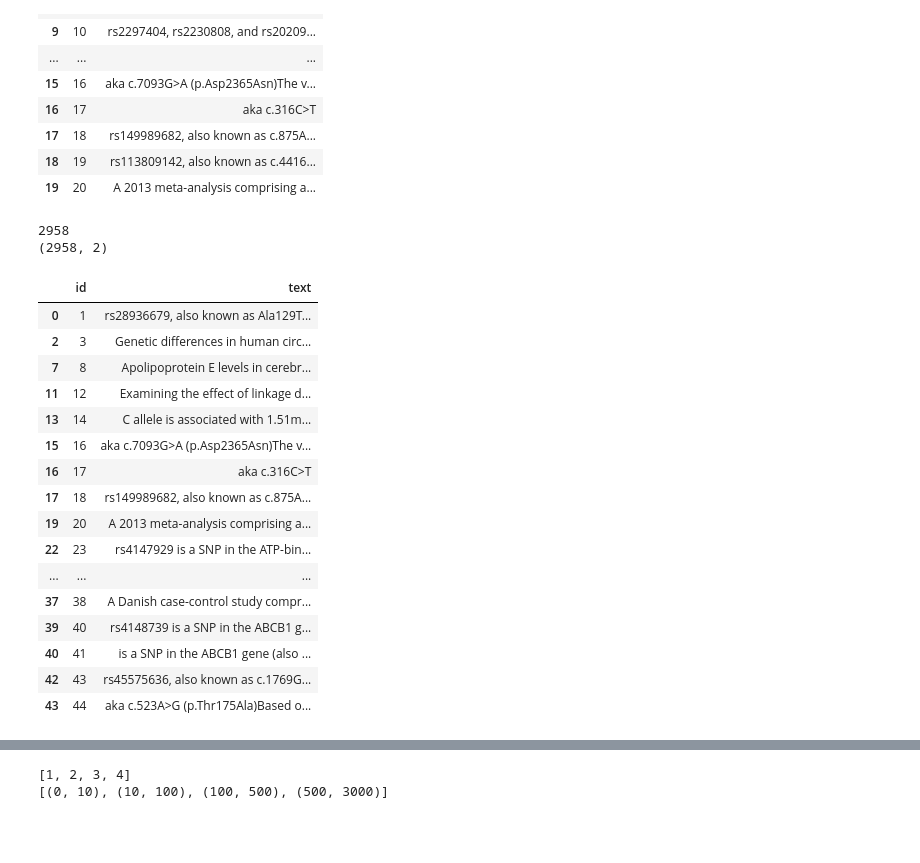
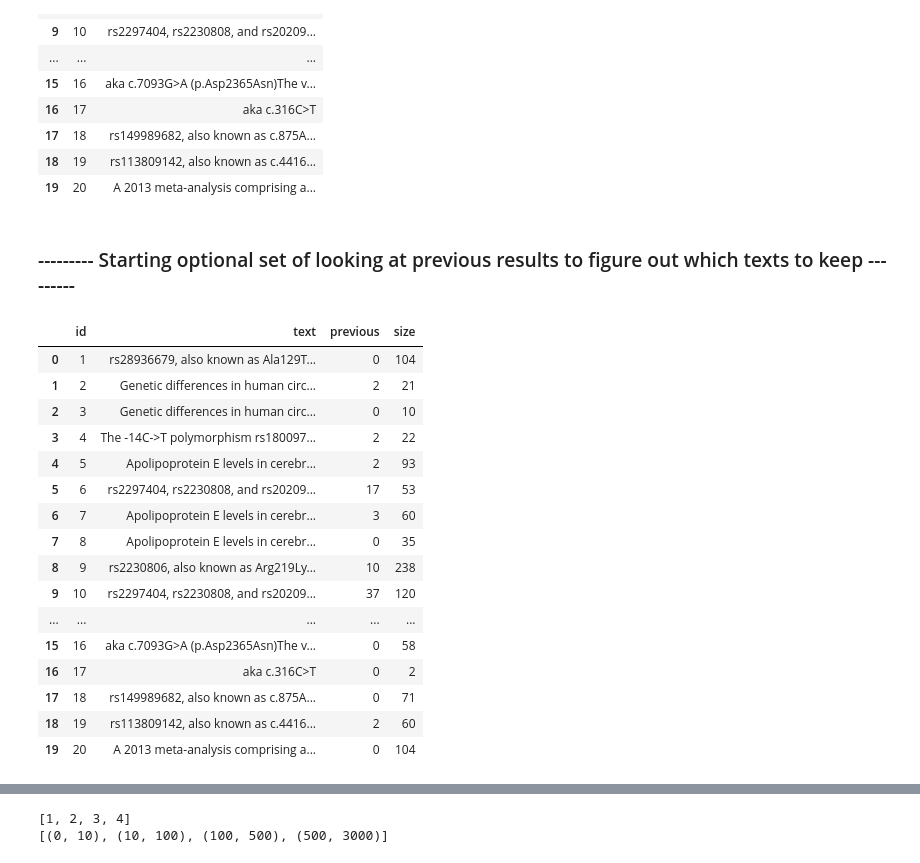
Before and after one commit to irbraun/snpedia-nlp, a Jupyter notebook: notebooks/3_binning_and_blocking.ipynb, the cells around one changed output, grey strips where cells are left out. Drawn from its saved outputs; the diff is of its cells as text; code cells hidden in the pictures; blank space fills up the shorter version.

```diff
--- a/notebooks/3_binning_and_blocking.ipynb
+++ b/notebooks/3_binning_and_blocking.ipynb
@@ -41,32 +42,40 @@ df.head(20)
 | 17 | 18 | rs149989682, also known as c.875A... |
 | 18 | 19 | rs113809142, also known as c.4416... |
 | 19 | 20 | A 2013 meta-analysis comprising a... |
+# %% [markdown]
+### --------- Starting optional set of looking at previous results to figure out which texts to keep ---------
 # %%
 # Optional step. Load up some previous results and subset these texts based on one's that haven't been seen enough.
 previous_result_path = "../data/S301881_number_of_annotations_per_id_09_25_2020_h23m31s22.csv"
 previous_result_df = pd.read_csv(previous_result_path)
-ids_to_retain = list(previous_result_df[previous_result_df["num_highlights"]<2]["id"].values)
-print(len(ids_to_retain))
-df = df[df["id"].isin(ids_to_retain)]
-print(df.shape)
+
+# Modify this dataframe to include how many times this question was highlighted in past surveys.
+id_to_previous_num_highlights = dict(zip(previous_result_df["id"].values, previous_result_df["num_highlights"].values))
+df["previous"] = df["id"].map(lambda x: id_to_previous_num_highlights[x])
+df["size"] = df["text"].map(lambda x: len(x.split(" ")))
 df.head(20)
+
+
+#ids_to_retain = list(previous_result_df[previous_result_df["num_highlights"]<2]["id"].values)
+#print(len(ids_to_retain))
+#df = df[df["id"].isin(ids_to_retain)]
+#print(df.shape)
+#df.head(20)
 # %% [output]
-2958
-(2958, 2)
-|  | id | text |
-| 0 | 1 | rs28936679, also known as Ala129T... |
-| 2 | 3 | Genetic differences in human circ... |
-| 7 | 8 | Apolipoprotein E levels in cerebr... |
-| 11 | 12 | Examining the effect of linkage d... |
-| 13 | 14 | C allele is associated with 1.51m... |
-| 15 | 16 | aka c.7093G>A (p.Asp2365Asn)The v... |
-| 16 | 17 | aka c.316C>T |
-| 17 | 18 | rs149989682, also known as c.875A... |
-| 19 | 20 | A 2013 meta-analysis comprising a... |
-| 22 | 23 | rs4147929 is a SNP in the ATP-bin... |
-| ... | ... | ... |
-| 37 | 38 | A Danish case-control study compr... |
-| 39 | 40 | rs4148739 is a SNP in the ABCB1 g... |
-| 40 | 41 | is a SNP in the ABCB1 gene (also ... |
-| 42 | 43 | rs45575636, also known as c.1769G... |
-| 43 | 44 | aka c.523A>G (p.Thr175Ala)Based o... |
+|  | id | text | previous | size |
+| 0 | 1 | rs28936679, also known as Ala129T... | 0 | 104 |
+| 1 | 2 | Genetic differences in human circ... | 2 | 21 |
+| 2 | 3 | Genetic differences in human circ... | 0 | 10 |
+| 3 | 4 | The -14C->T polymorphism rs180097... | 2 | 22 |
+| 4 | 5 | Apolipoprotein E levels in cerebr... | 2 | 93 |
+| 5 | 6 | rs2297404, rs2230808, and rs20209... | 17 | 53 |
+| 6 | 7 | Apolipoprotein E levels in cerebr... | 3 | 60 |
+| 7 | 8 | Apolipoprotein E levels in cerebr... | 0 | 35 |
+| 8 | 9 | rs2230806, also known as Arg219Ly... | 10 | 238 |
+| 9 | 10 | rs2297404, rs2230808, and rs20209... | 37 | 120 |
+| ... | ... | ... | ... | ... |
+| 15 | 16 | aka c.7093G>A (p.Asp2365Asn)The v... | 0 | 58 |
+| 16 | 17 | aka c.316C>T | 0 | 2 |
+| 17 | 18 | rs149989682, also known as c.875A... | 0 | 71 |
+| 18 | 19 | rs113809142, also known as c.4416... | 2 | 60 |
+| 19 | 20 | A 2013 meta-analysis comprising a... | 0 | 104 |
```
Also changed, not shown: parts of 11 cells of this notebook, 14 other files.
